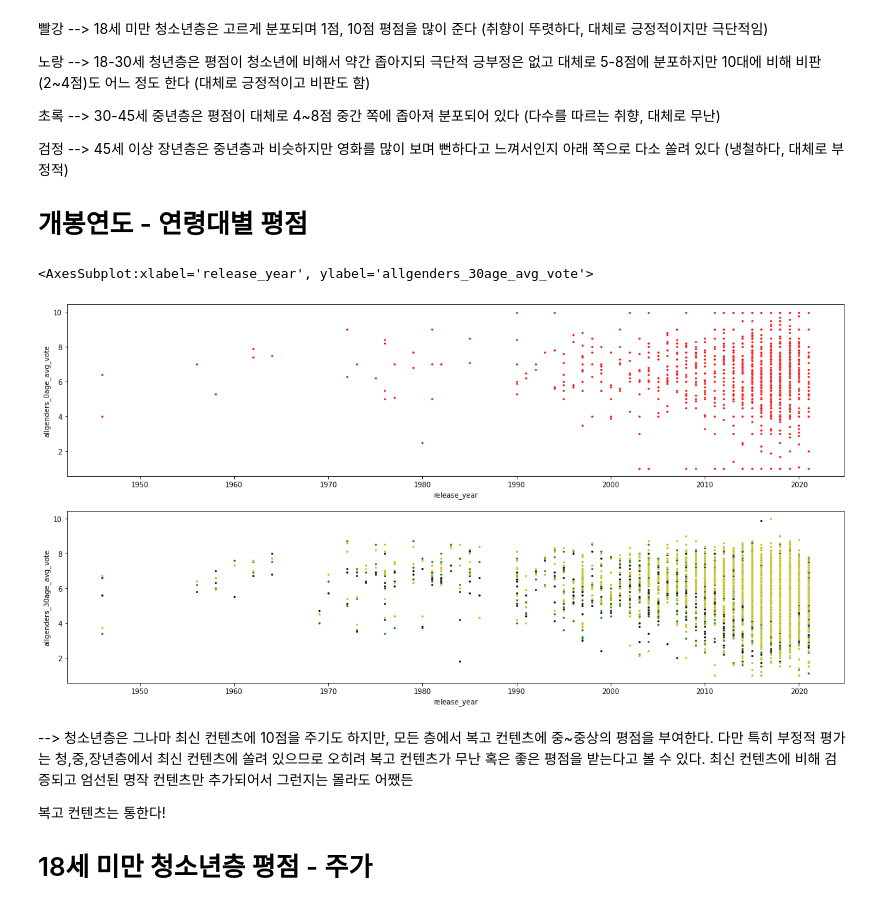
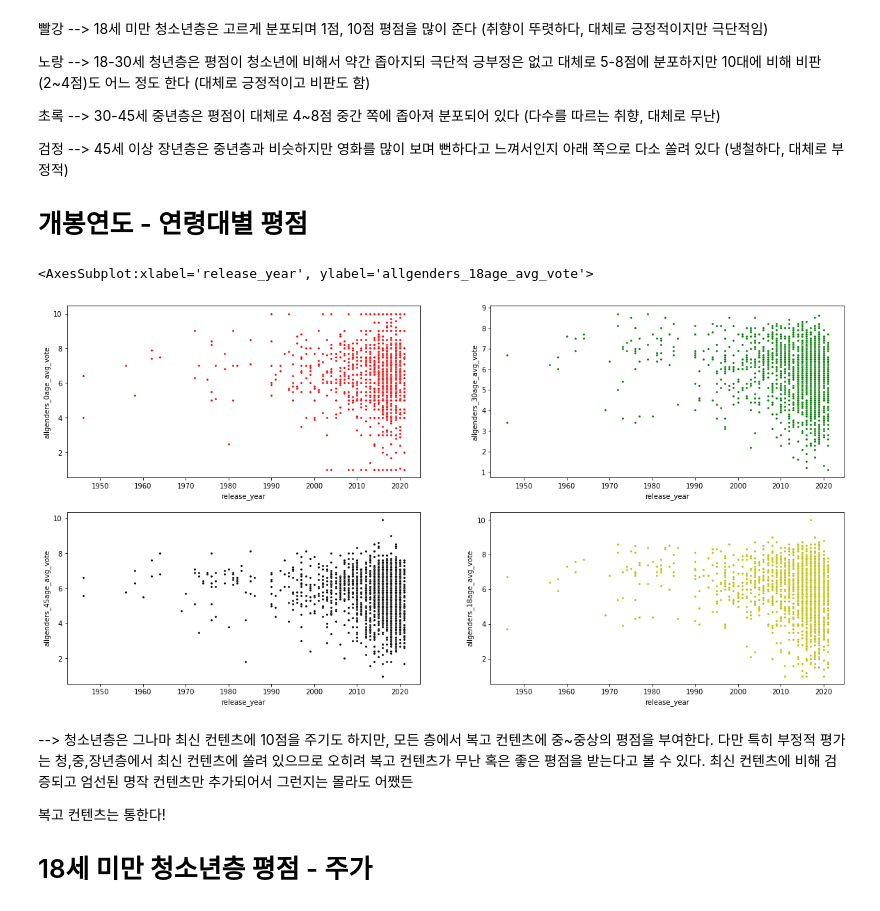
Before and after one commit to netfleeex/netflix_EDA, a Jupyter notebook: NETFLIX.ipynb, the cells around one changed output. Saved outputs shown, nothing was run; the diff lists cells and outputs as text; code cells hidden in the pictures.

```diff
--- a/NETFLIX.ipynb
+++ b/NETFLIX.ipynb
@@ -444,16 +600,21 @@ sns.scatterplot(x='Date_x', y='allgenders_45age_avg_vote', data=df_titles_rating
 # 개봉연도 - 연령대별 평점
 # %%
 plt.figure(figsize = (20, 10))
-plt.subplot(2,1,1)
+plt.subplot(2,2,1)
 sns.scatterplot(x='release_year', y='allgenders_0age_avg_vote', data=df_titles_rating_stockprice_SP500, color='r', s=10)
 
-plt.subplot(2,1,2)
+plt.subplot(2,2,2)
 sns.scatterplot(x='release_year', y='allgenders_30age_avg_vote', data=df_titles_rating_stockprice_SP500, color='g', s=10)
+plt.subplot(2,2,3)
+
 sns.scatterplot(x='release_year', y='allgenders_45age_avg_vote', data=df_titles_rating_stockprice_SP500, color='k', s=10)
+plt.subplot(2,2,4)
+
+
 sns.scatterplot(x='release_year', y='allgenders_18age_avg_vote', data=df_titles_rating_stockprice_SP500, color='y', s=10)
 # %% [output]
-<AxesSubplot:xlabel='release_year', ylabel='allgenders_30age_avg_vote'>
+<AxesSubplot:xlabel='release_year', ylabel='allgenders_18age_avg_vote'>
-[figure, old version]
+[figure, new version]
 # %% [markdown]
 --> 청소년층은 그나마 최신 컨텐츠에 10점을 주기도 하지만, 모든 층에서 복고 컨텐츠에 중~중상의 평점을 부여한다. 다만 특히 부정적 평가는 청,중,장년층에서 최신 컨텐츠에 쏠려 있으므로 오히려 복고 컨텐츠가 무난 혹은 좋은 평점을 받는다고 볼 수 있다. 최신 컨텐츠에 비해 검증되고 엄선된 명작 컨텐츠만 추가되어서 그런지는 몰라도 어쨌든
 
```
Also changed, not shown: parts of 12 cells of this notebook, 1 other file.
